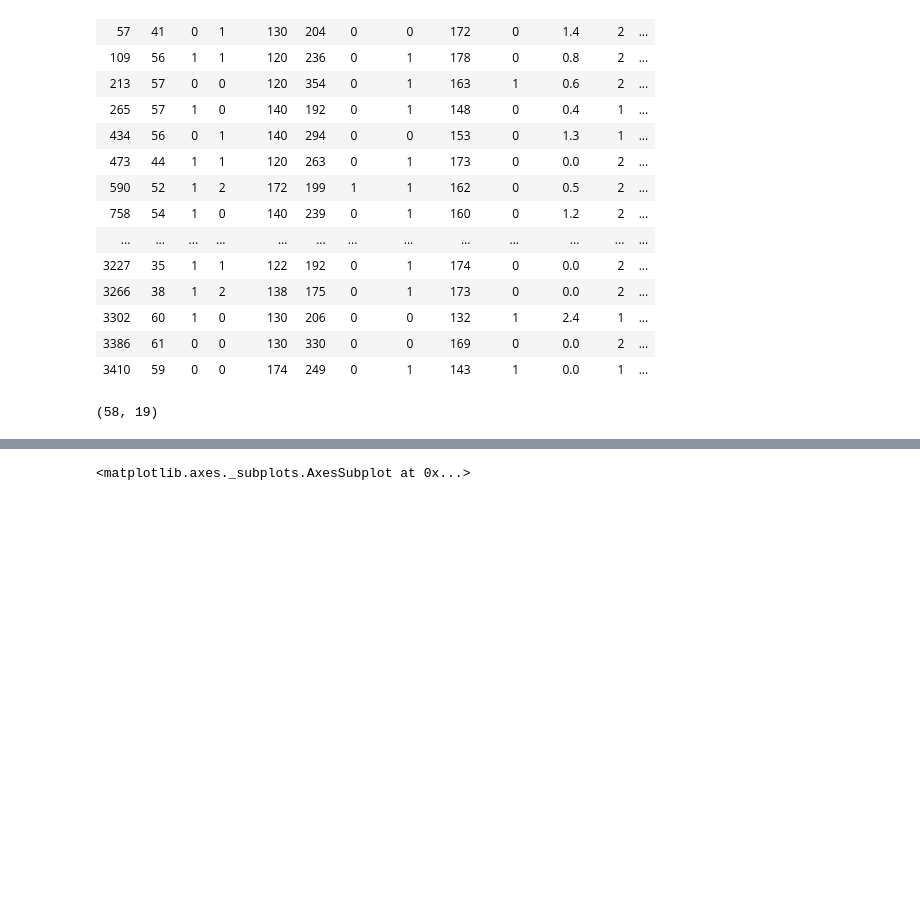
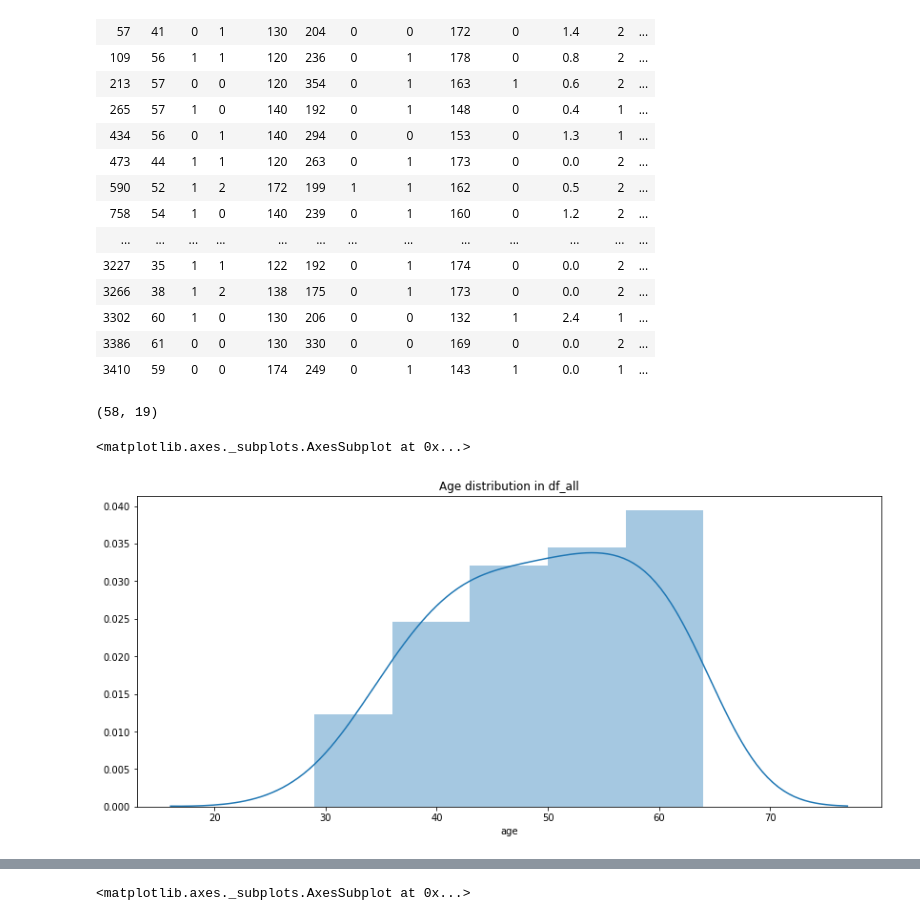
Before and after one commit to Vivianmaina/ADS-assignment-7, a Jupyter notebook: 2887ADS Assignment 7/Assignment 7.ipynb, the cells around one changed output, grey strips where cells are left out. Cells and saved outputs as stored; diff of their text form; code cells hidden in the pictures; blank space fills up the shorter version.

```diff
--- a/2887ADS Assignment 7/Assignment 7.ipynb
+++ b/2887ADS Assignment 7/Assignment 7.ipynb
@@ -257,5 +269,15 @@ df_all.shape
 #plt.figure(figsize=(14,6))
 #sns.barplot(x=heart.age, y=heart.age.value_counts())
 #plt.ylabel('Number of Individuals')
+# %%
+#Q6. Plotting the age distribution in df_all and heart dataframe
+
+plt.figure(figsize=(14,6))
+plt.title("Age distribution in df_all")
+
+sns.distplot(df_all.age)
+# %% [output]
+<matplotlib.axes._subplots.AxesSubplot at 0x...>
+[figure, added]
 # %%
 plt.figure(figsize=(14,6))
```
Also changed, not shown: parts of 43 cells of this notebook.
